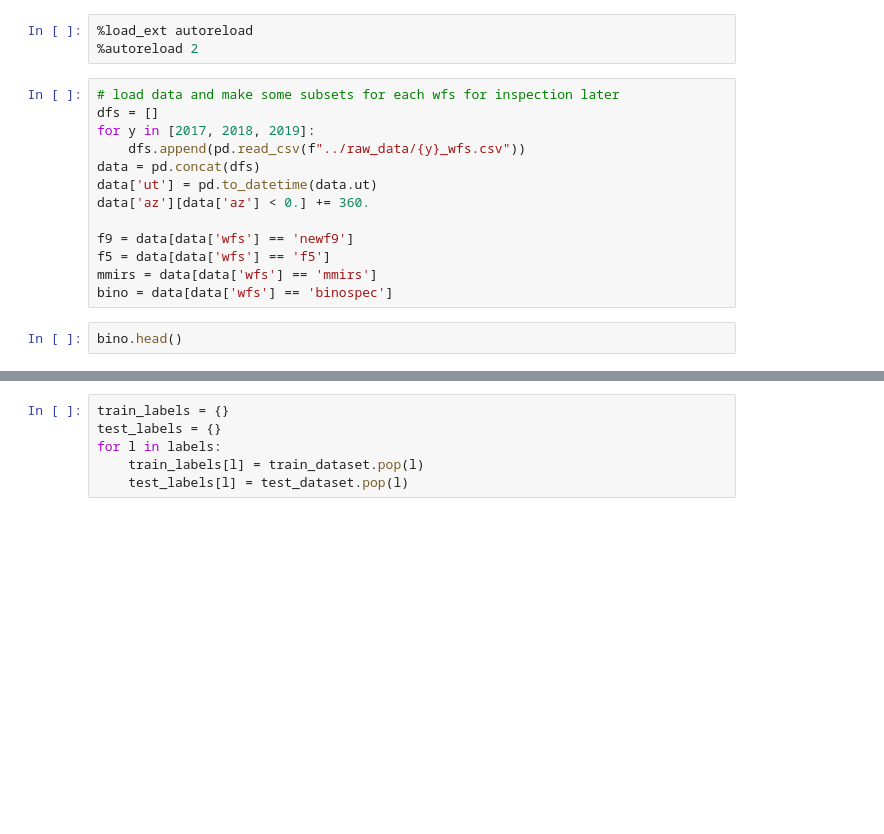
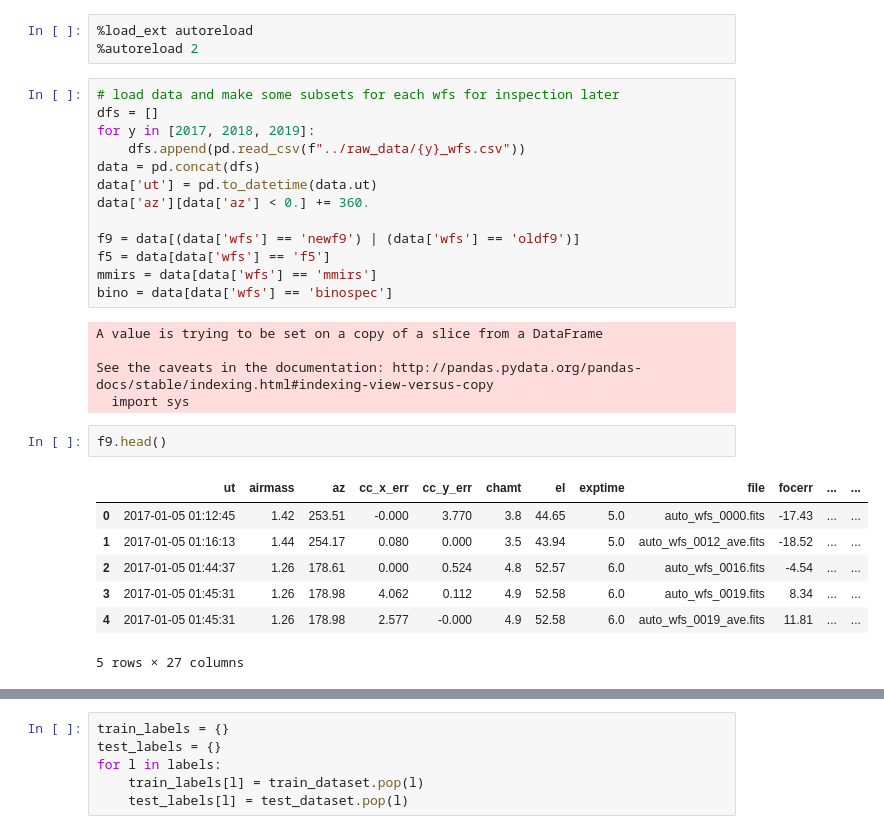
Before and after one commit to tepickering/HALcoll, a Jupyter notebook: notebooks/TF testing.ipynb, the cells around one changed output, grey strips where cells are left out. Saved outputs shown, nothing was run; the diff lists cells and outputs as text; blank space fills up the shorter version.

```diff
--- a/notebooks/TF testing.ipynb
+++ b/notebooks/TF testing.ipynb
@@ -44,11 +46,24 @@ data = pd.concat(dfs)
 data['ut'] = pd.to_datetime(data.ut)
 data['az'][data['az'] < 0.] += 360.
 
-f9 = data[data['wfs'] == 'newf9']
+f9 = data[(data['wfs'] == 'newf9') | (data['wfs'] == 'oldf9')]
 f5 = data[data['wfs'] == 'f5']
 mmirs = data[data['wfs'] == 'mmirs']
 bino = data[data['wfs'] == 'binospec']
+# %% [output]
+A value is trying to be set on a copy of a slice from a DataFrame
+
+See the caveats in the documentation: http://pandas.pydata.org/pandas-docs/stable/indexing.html#indexing-view-versus-copy
+  import sys
 # %%
-bino.head()
+f9.head()
+# %% [output]
+|  | ut | airmass | az | cc_x_err | cc_y_err | chamt | el | exptime | file | focerr | ... | ... |
+| 0 | 2017-01-05 01:12:45 | 1.42 | 253.51 | -0.000 | 3.770 | 3.8 | 44.65 | 5.0 | auto_wfs_0000.fits | -17.43 | ... | ... |
+| 1 | 2017-01-05 01:16:13 | 1.44 | 254.17 | 0.080 | 0.000 | 3.5 | 43.94 | 5.0 | auto_wfs_0012_ave.fits | -18.52 | ... | ... |
+| 2 | 2017-01-05 01:44:37 | 1.26 | 178.61 | 0.000 | 0.524 | 4.8 | 52.57 | 6.0 | auto_wfs_0016.fits | -4.54 | ... | ... |
+| 3 | 2017-01-05 01:45:31 | 1.26 | 178.98 | 4.062 | 0.112 | 4.9 | 52.58 | 6.0 | auto_wfs_0019.fits | 8.34 | ... | ... |
+| 4 | 2017-01-05 01:45:31 | 1.26 | 178.98 | 2.577 | -0.000 | 4.9 | 52.58 | 6.0 | auto_wfs_0019_ave.fits | 11.81 | ... | ... |
+5 rows × 27 columns
 # %%
 data.columns
```
Also changed, not shown: parts of 21 cells of this notebook, 12 other files.
